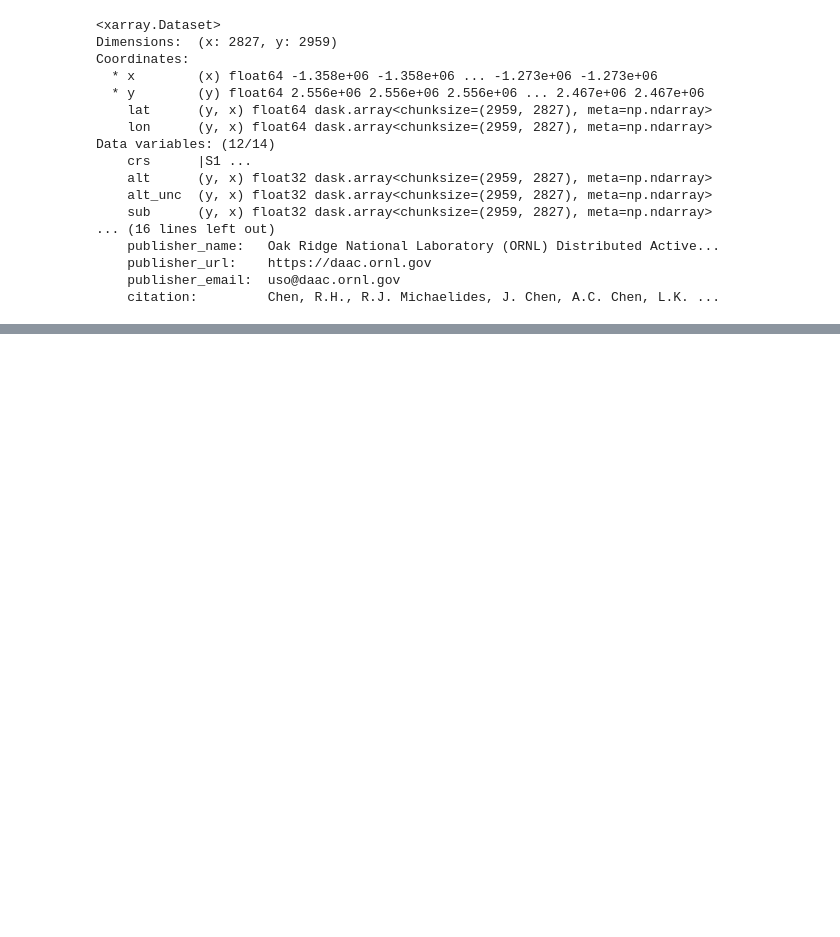
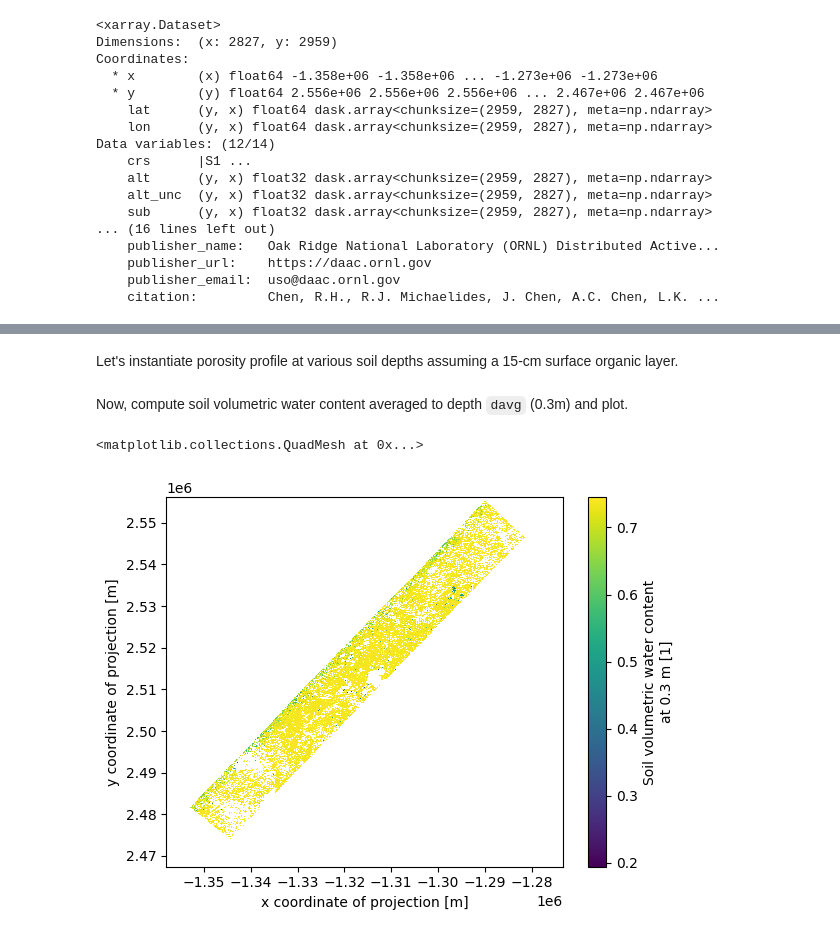
Before and after one commit to rupesh2/above, a Jupyter notebook: above_sar.ipynb, the cells around one changed output, grey strips where cells are left out. Drawn from its saved outputs; the diff is of its cells as text; code cells hidden in the pictures; blank space fills up the shorter version.

```diff
--- a/above_sar.ipynb
+++ b/above_sar.ipynb
@@ -58,0 +80,50 @@ Data variables: (12/14)
+# %%
+davg = 0.3
+# %% [markdown]
+Let's instantiate porosity profile at various soil depths assuming a 15-cm surface organic layer.
+# %%
+# soil depths upto 1.5m at 0.01m interval
+depth = np.arange(0, 1.51, 0.01)
+# porosity at depths
+poros = np.zeros(depth.shape)
+poros[0:60] = [0.898544856, 0.898499062, 0.898423619, 0.898299395,
+               0.898095018, 0.897759235, 0.897208803, 0.896309857,
+               0.894850646, 0.892505296, 0.888794675, 0.883063585,
+               0.874497473, 0.862106338, 0.844293206, 0.817876684,
+               0.779170531, 0.729407351, 0.676689093, 0.629853558,
+               0.593348919, 0.567343140, 0.549886512, 0.538609107,
+               0.531497790, 0.527080555, 0.524362119, 0.522698640,
+               0.521684243, 0.521066965, 0.520691823, 0.520464014,
+               0.520325740, 0.520241835, 0.520190930, 0.520160050,
+               0.520141318, 0.520129956, 0.520123065, 0.520118885,
+               0.520116349, 0.520114812, 0.520113879, 0.520113313,
+               0.520112970, 0.520112762, 0.520112636, 0.520112559,
+               0.520112513, 0.520112484, 0.520112467, 0.520112457,
+               0.520112451, 0.520112447, 0.520112445, 0.520112443,
+               0.520112442, 0.520112442, 0.520112441, 0.520112441]
+poros[60:] = 0.520112441
+# %% [markdown]
+Now, compute soil volumetric water content averaged to depth `davg` (0.3m) and plot.
+# %%
+x = ds.x.values
+y = ds.y.values
+alt = ds.alt.values
+Sw0 = ds.Sw0.values
+wtd = ds.wtd.values
+mv_avg = np.where((np.isnan(wtd) | (alt < davg)), np.nan, 0)
+for idx, z in enumerate(depth):
+    if z < davg:
+        Sw = np.where(wtd > z, ((Sw0 - 1) / wtd**2) * (z - wtd)**2 + 1, 1)
+        mv = Sw * poros[idx]
+        mv_avg = mv_avg + mv * 0.01
+    else:
+        break
+mv_avg = mv_avg / davg
+ds = ds.assign(mv_avg = ds.Sw0)
+ds.mv_avg[:] = np.nan
+ds.mv_avg[:] = mv_avg
+ds.mv_avg.attrs['long_name'] = f'Soil volumetric water content at {davg} m'
+ds.mv_avg.plot()
+# %% [output]
+<matplotlib.collections.QuadMesh at 0x...>
+[figure, added]
```
Also changed, not shown: parts of 6 cells of this notebook.
